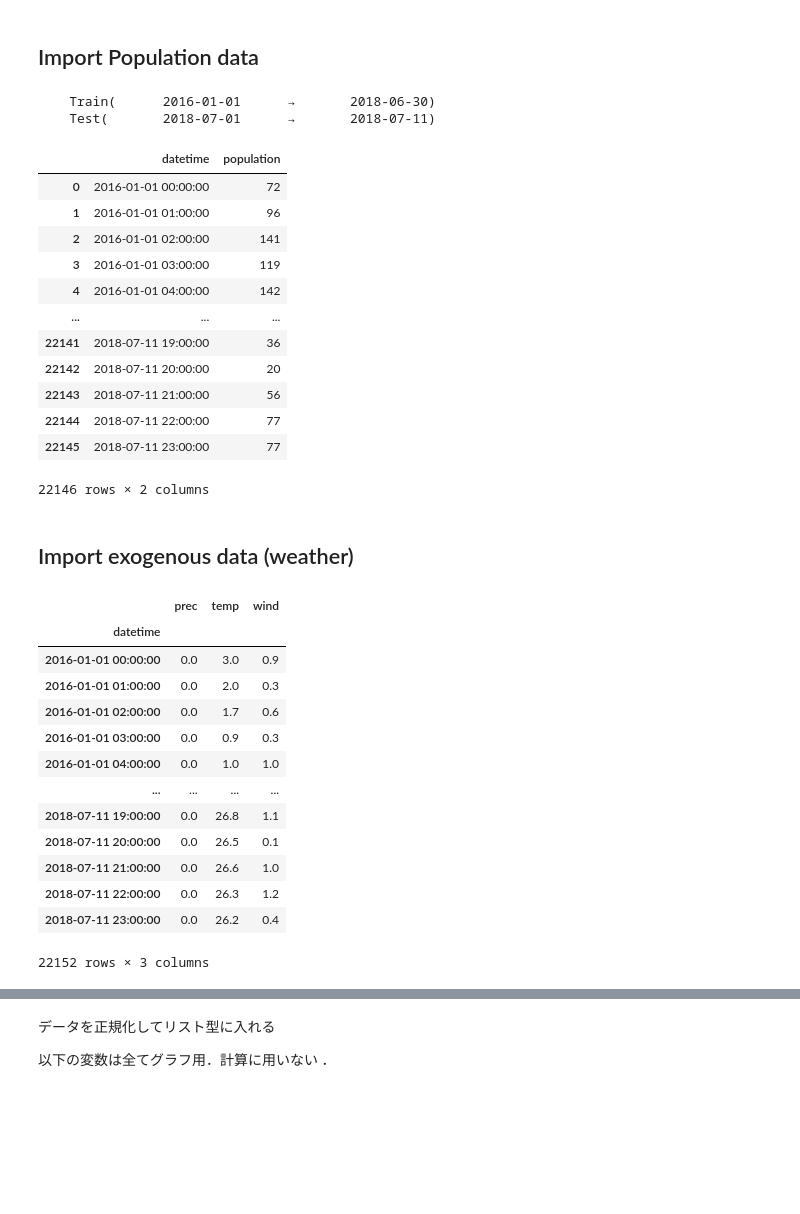
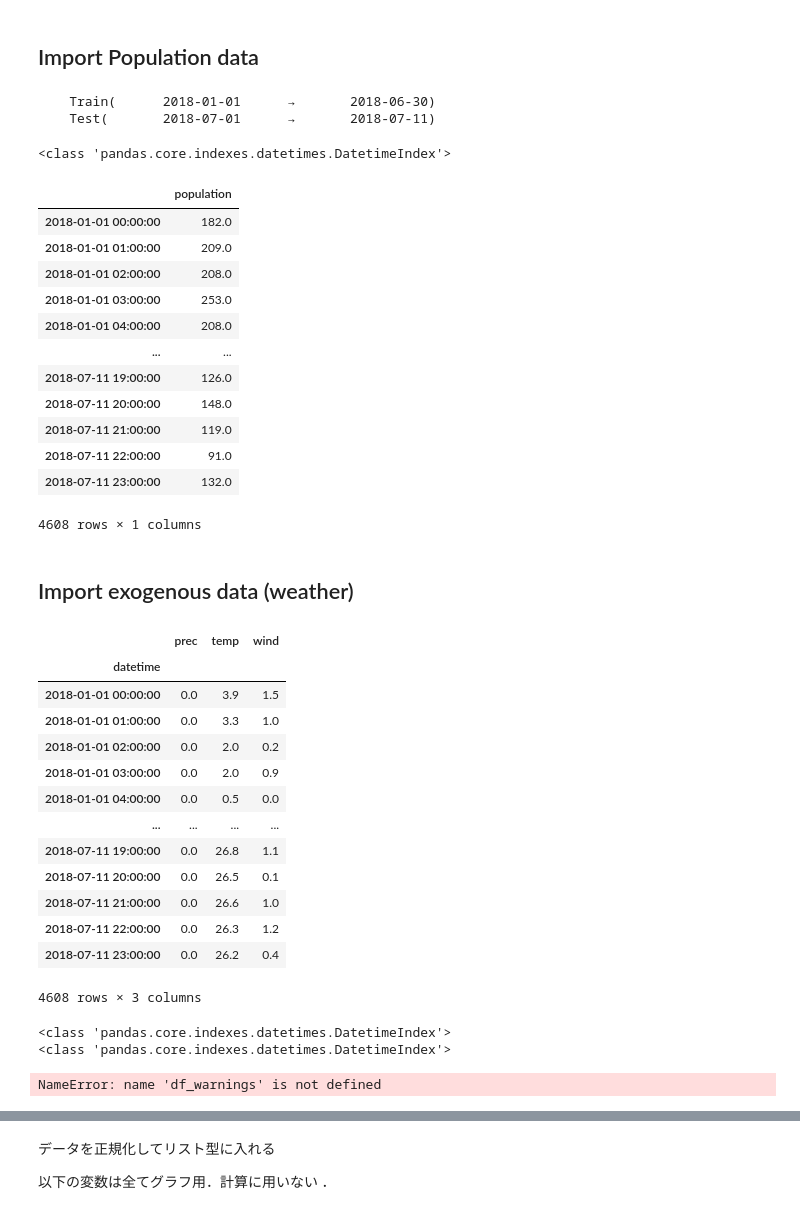
Before and after one commit to ShinISHII/Forecasting_population, a Jupyter notebook: LSTM/pytorch_ver3.ipynb, the cells around one changed output, grey strips where cells are left out. Cells and saved outputs as stored; diff of their text form; code cells hidden in the pictures; blank space fills up the shorter version.

```diff
--- a/LSTM/pytorch_ver3.ipynb
+++ b/LSTM/pytorch_ver3.ipynb
@@ -44,7 +44,7 @@ os.makedirs(directory, exist_ok=True)
 
 
 ## 2018年-豪雨
-train_start_date    = '2016-01-01 00:00:00'
+train_start_date    = '2018-01-01 00:00:00'
 train_end_date      = '2018-06-30 23:59:59'
 test_start_date     = '2018-07-01 00:00:00'
 test_end_date       = '2018-07-11 23:59:59'
@@ -87,7 +87,7 @@ print(f'{len(areas_list)} areas in total: {areas_list}')
 # %% [output]
 6 areas in total: ['513375262', '513375264', '513375653', '513375753', '513375761', '513375763']
 # %%
-areas_list=['513375763']
+areas_list=['513375262']
 # %% [markdown]
 ## Import Population data
 # %%
@@ -108,50 +108,66 @@ print(name_testPeriod)
 connection_config = {
     'user': 'shin',
     'password': 'shin_password',
     'port': '5432',
     'database': 'mobaku_base',
     'host': '10.33.230.198'
 }
 connection = psycopg2.connect(**connection_config)
 
 with connection.cursor() as cursor:
     cursor.execute("SET pg_strom.enabled=off;")
     connection.commit()
 
 
 # データを取得（datetimeごとのpopulation合計を計算）
 sql_query = f"""
 SELECT datetime, SUM(population) AS population
 FROM population_00000
 WHERE mesh_id IN ({','.join(areas_list)})
 AND datetime BETWEEN '{train_start_date}' AND '{test_end_date}'
 GROUP BY datetime
 ORDER BY datetime;
 """
 
+df_pop = pd.read_sql(sql=sql_query, con=connection)
 
-df_pop = pd.read_sql(sql=sql_query, con=connection)
-# datetime列をdatetime型に変換
+
+# pd.date_rangeを使用して、指定された期間のすべての時間ステップを含むDataFrameを作成
+expected_index = pd.date_range(start=train_start_date, end=test_end_date, freq='H')
+df_expected = pd.DataFrame(index=expected_index)
+
+# 取得したデータをdatetime列をインデックスに設定してマージ
 df_pop['datetime'] = pd.to_datetime(df_pop['datetime'])
+df_pop.set_index('datetime', inplace=True)
 
-# データフレームの表示
+# expected_indexを使って、すべての時間が揃うようにmerge（欠損はNaNで埋める）
+df_pop = df_expected.merge(df_pop, left_index=True, right_index=True, how='left')
+
+# 欠損値を一つ前の値で埋める（必要に応じて他の方法で埋めることも可能）
+df_pop['population'].fillna(method='ffill', inplace=True)
+
+
+
+# 確認
+print(type(df_pop.index))
 df_pop
 # %% [output]
-    Train(      2016-01-01      →       2018-06-30)
+    Train(      2018-01-01      →       2018-06-30)
     Test(       2018-07-01      →       2018-07-11)
+<class 'pandas.core.indexes.datetimes.DatetimeIndex'>
-|  | datetime | population |
-| 0 | 2016-01-01 00:00:00 | 72 |
-| 1 | 2016-01-01 01:00:00 | 96 |
-| 2 | 2016-01-01 02:00:00 | 141 |
-| 3 | 2016-01-01 03:00:00 | 119 |
-| 4 | 2016-01-01 04:00:00 | 142 |
-| ... | ... | ... |
-| 22141 | 2018-07-11 19:00:00 | 36 |
-| 22142 | 2018-07-11 20:00:00 | 20 |
-| 22143 | 2018-07-11 21:00:00 | 56 |
-| 22144 | 2018-07-11 22:00:00 | 77 |
-| 22145 | 2018-07-11 23:00:00 | 77 |
+|  | population |
+| 2018-01-01 00:00:00 | 182.0 |
+| 2018-01-01 01:00:00 | 209.0 |
+| 2018-01-01 02:00:00 | 208.0 |
+| 2018-01-01 03:00:00 | 253.0 |
+| 2018-01-01 04:00:00 | 208.0 |
+| ... | ... |
+| 2018-07-11 19:00:00 | 126.0 |
+| 2018-07-11 20:00:00 | 148.0 |
+| 2018-07-11 21:00:00 | 119.0 |
+| 2018-07-11 22:00:00 | 91.0 |
+| 2018-07-11 23:00:00 | 132.0 |
-22146 rows × 2 columns
+4608 rows × 1 columns
 # %% [markdown]
 ## Import exogenous data (weather)
 # %%
@@ -163,15 +179,23 @@ df_weather
 # %% [output]
 |  | prec | temp | wind |
 | datetime |  |  |  |
-| 2016-01-01 00:00:00 | 0.0 | 3.0 | 0.9 |
-| 2016-01-01 01:00:00 | 0.0 | 2.0 | 0.3 |
-| 2016-01-01 02:00:00 | 0.0 | 1.7 | 0.6 |
-| 2016-01-01 03:00:00 | 0.0 | 0.9 | 0.3 |
-| 2016-01-01 04:00:00 | 0.0 | 1.0 | 1.0 |
+| 2018-01-01 00:00:00 | 0.0 | 3.9 | 1.5 |
+| 2018-01-01 01:00:00 | 0.0 | 3.3 | 1.0 |
+| 2018-01-01 02:00:00 | 0.0 | 2.0 | 0.2 |
+| 2018-01-01 03:00:00 | 0.0 | 2.0 | 0.9 |
+| 2018-01-01 04:00:00 | 0.0 | 0.5 | 0.0 |
 | ... | ... | ... | ... |
 | 2018-07-11 19:00:00 | 0.0 | 26.8 | 1.1 |
 | 2018-07-11 20:00:00 | 0.0 | 26.5 | 0.1 |
 | 2018-07-11 21:00:00 | 0.0 | 26.6 | 1.0 |
 | 2018-07-11 22:00:00 | 0.0 | 26.3 | 1.2 |
 | 2018-07-11 23:00:00 | 0.0 | 26.2 | 0.4 |
-22152 rows × 3 columns
+4608 rows × 3 columns
+# %%
+print(type(df_pop.index))
+print(type(df_weather.index))
+print(type(df_warnings.index))
+# %% [output]
+<class 'pandas.core.indexes.datetimes.DatetimeIndex'>
+<class 'pandas.core.indexes.datetimes.DatetimeIndex'>
+NameError: name 'df_warnings' is not defined
```
Also changed, not shown: parts of 18 cells of this notebook, 30 other files.
